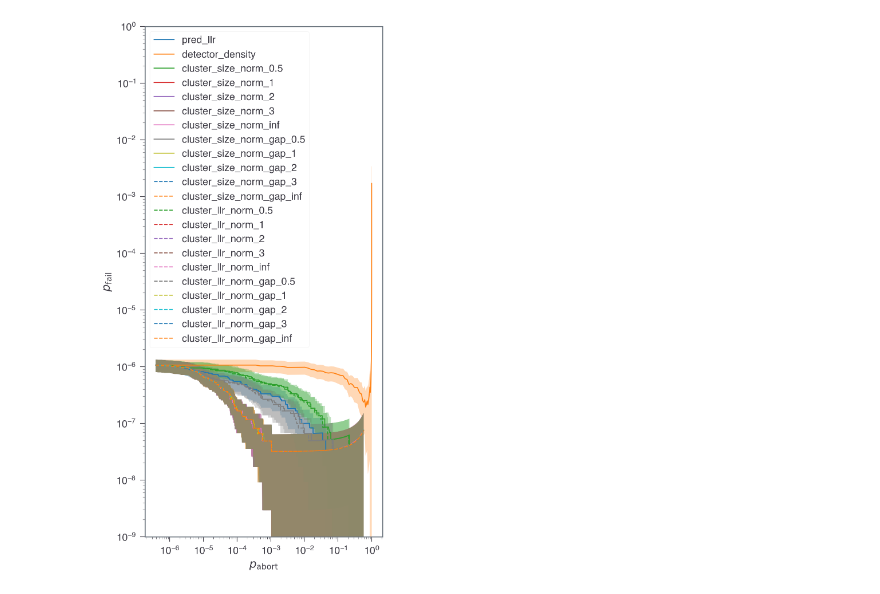
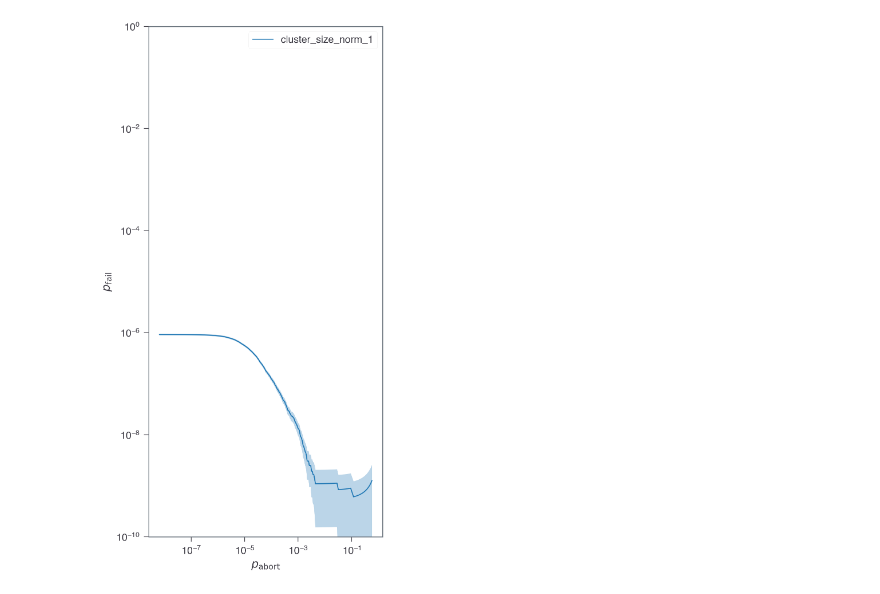
Before and after one commit to seokhyung-lee/ldpc-post-selection, a Jupyter notebook: simulations/analysis/bb_code_analysis_criteria_comparison.ipynb, the cells around one changed output. Saved outputs shown, nothing was run; the diff lists cells and outputs as text; code cells hidden in the pictures.

```diff
--- a/simulations/analysis/bb_code_analysis_criteria_comparison.ipynb
+++ b/simulations/analysis/bb_code_analysis_criteria_comparison.ipynb
@@ -60,46 +57,43 @@ The autoreload extension is already loaded. To reload it, use:
 from simulations.analysis.collect_bb_simulation_data import aggregate_data
 
 ascending_confidences = {
-    "pred_llr": False,
-    "detector_density": False,
+    # "pred_llr": False,
+    # "detector_density": False,
     "cluster_size_norm": False,
-    "cluster_size_norm_gap": True,
-    "cluster_llr_norm": False,
-    "cluster_llr_norm_gap": True,
+    # "cluster_size_norm_gap": True,
+    # "cluster_llr_norm": False,
+    # "cluster_llr_norm_gap": True,
 }
 
-orders = [0.5, 1, 2, 3, np.inf]
+# orders = [0.5, 1, 2, np.inf]
+orders = [1]
 
 df_agg_dict = {}
 for by, ascending_confidence in ascending_confidences.items():
     print(
         f"\nAggregating data for {by} with ascending_confidence={ascending_confidence}..."
     )
-    if "norm" in by:
-        for order in orders:
+
+    norm_orders = orders if "norm" in by else [None]
+
+    for order in norm_orders:
+        if order is not None:
             print(f"norm_order = {order}")
-            df_agg = aggregate_data(
-                by,
-                n=144,
-                p=0.001,
-                norm_order=order,
-                num_hist_bins=10000,
-                ascending_confidence=ascending_confidence,
-                data_dir="../data/bb_minsum_iter30_lsd0",
-                verbose=False,
-            )
-            df_agg_dict[by + f"_{order}"] = (df_agg, ascending_confidence)
-    else:
+            key = f"{by}_{order}"
+        else:
+            key = by
+
         df_agg = aggregate_data(
             by=by,
             n=144,
             p=0.001,
+            norm_order=order,
             num_hist_bins=10000,
             ascending_confidence=ascending_confidence,
             data_dir="../data/bb_minsum_iter30_lsd0",
             verbose=False,
         )
-        df_agg_dict[by] = (df_agg, ascending_confidence)
+        df_agg_dict[key] = (df_agg, ascending_confidence)
 
     print("=============")
 # %% [output]
@@ -132,9 +108,7 @@ for by, (df_agg, ascending_confidence) in df_agg_dict.items():
     df_ps = get_df_ps(df_agg, ascending_confidence=ascending_confidence)
     df_ps_dict[by] = df_ps
 # %%
-def error_band_plot(
-    x, y, delta_y, ax=None, color=None, alpha=0.3, **kwargs
-):
+def error_band_plot(x, y, delta_y, ax=None, color=None, alpha=0.3, **kwargs):
     if ax is None:
         ax = plt.gca()
     ax.plot(x, y, color=color, **kwargs)
@@ -160,33 +132,33 @@ for by, df_ps in df_ps_dict.items():
     p_fail_col = "p_fail_conv" if use_conv else "p_fail"
     delta_p_fail_col = "delta_p_fail_conv" if use_conv else "delta_p_fail"
 
     df_ps = df_ps.sort_values(by=p_abort_col)
     p_abort = df_ps[p_abort_col].values
     p_fail = df_ps[p_fail_col].values / T
     delta_p_fail = df_ps[delta_p_fail_col].values / T
     data_plots[by] = (p_abort, p_fail, delta_p_fail)
 
     error_band_plot(
         p_abort,
         p_fail,
         delta_p_fail,
         color=COLORS(i % 10),
         linestyle="-" if i < 10 else "--",
         label=by,
         ax=ax,
     )
     i += 1
 
 ax.set_xscale("log")
 # ax.set_xlim(0, 1)
 ax.set_yscale("log")
 ax.legend()
-ax.set_ylim(1e-9, 1)
+ax.set_ylim(1e-10, 1)
 
 ax.set_xlabel(r"$p_\mathrm{abort}$")
 ax.set_ylabel(r"$p_\mathrm{fail}$")
 
 fig.tight_layout()
 # %% [output]
-[figure, old version]
+[figure, new version]
 # %%
```
Also changed, not shown: parts of 4 cells of this notebook, 7 other files.
